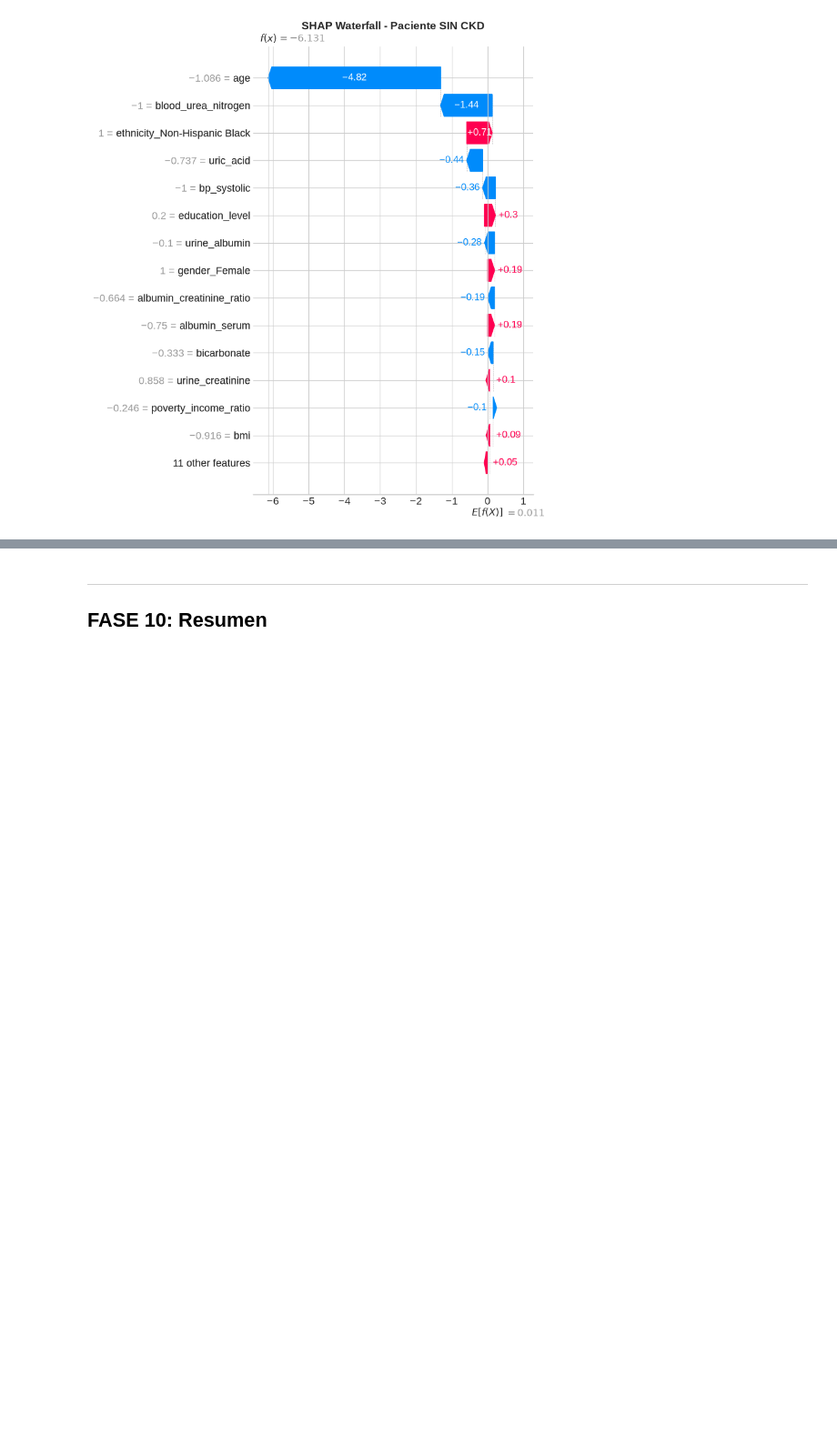
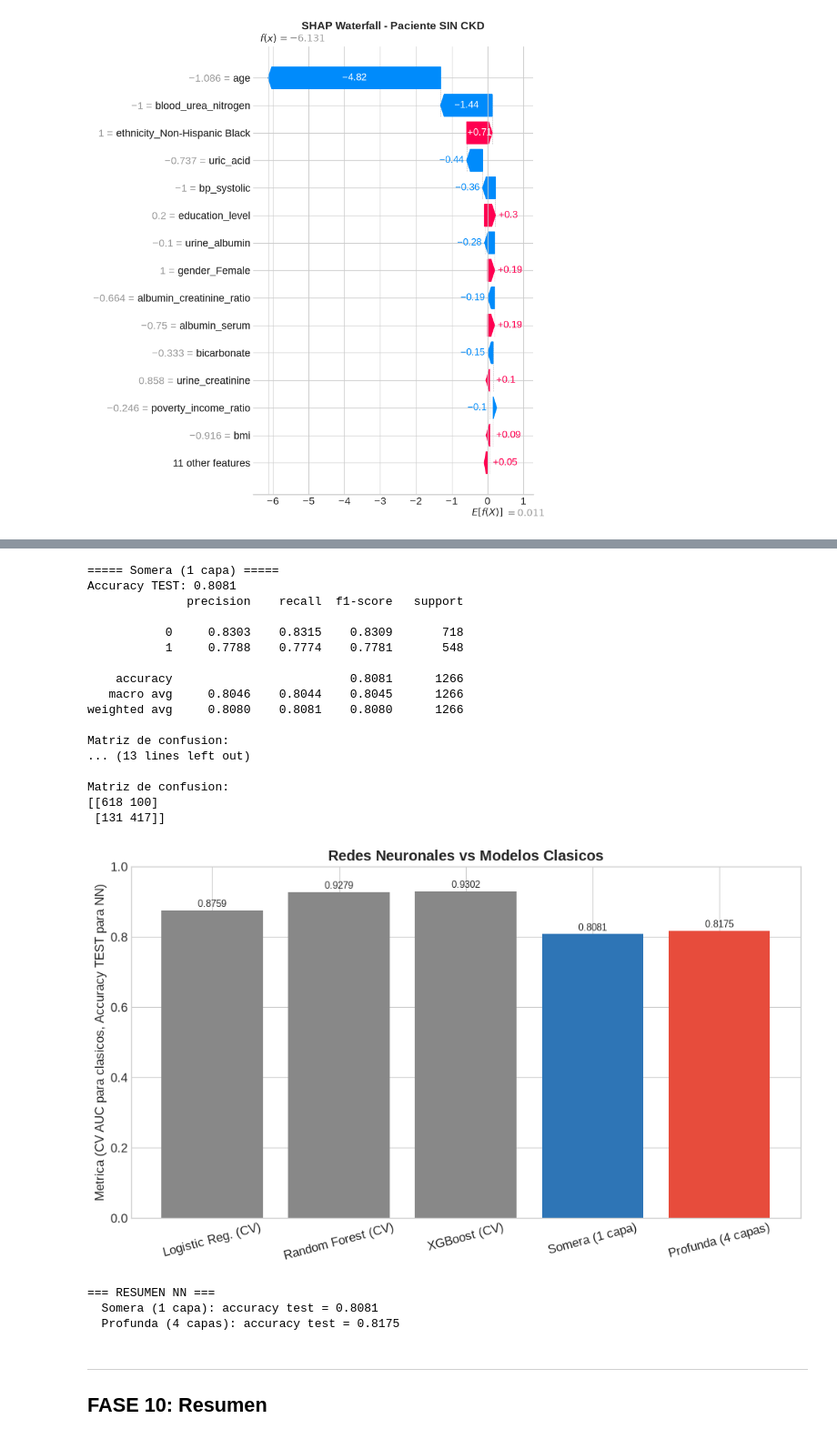
Before and after one commit to donpedromz/NephroML, a Jupyter notebook: notebooks/ERC_Pipeline_v3.ipynb, the cells around one changed output, grey strips where cells are left out. Shown at 91% size. Drawn from its saved outputs; the diff is of its cells as text; code cells hidden in the pictures; blank space fills up the shorter version.

```diff
--- a/notebooks/ERC_Pipeline_v3.ipynb
+++ b/notebooks/ERC_Pipeline_v3.ipynb
@@ -678,14 +847,13 @@ plt.show()
 # %%
 # Top 10 features
-shap_importance = pd.DataFrame({
-    'Feature': all_features,
-    'Mean |SHAP|': np.abs(shap_vals).mean(axis=0)
-}).sort_values('Mean |SHAP|', ascending=False)
+shap_importance = pd.DataFrame(
+    {"Feature": all_features, "Mean |SHAP|": np.abs(shap_vals).mean(axis=0)}
+).sort_values("Mean |SHAP|", ascending=False)
 
 print("Top 10 variables (SHAP):")
-print("="*55)
+print("=" * 55)
 for _, row in shap_importance.head(10).iterrows():
-    bar = '█' * int(row['Mean |SHAP|'] / shap_importance['Mean |SHAP|'].max() * 25)
+    bar = "█" * int(row["Mean |SHAP|"] / shap_importance["Mean |SHAP|"].max() * 25)
     print(f"  {row['Feature']:35s} {row['Mean |SHAP|']:.4f}  {bar}")
 # %% [output]
 Top 10 variables (SHAP):
@@ -733,3 +1071,69 @@ Paciente sin CKD | Prob: 0.0022 | Real: CKD=0
+# %%
+import matplotlib.pyplot as plt
+from sklearn.metrics import accuracy_score, classification_report, confusion_matrix
+
+nombres = {"Somera (1 capa)": shallow, "Profunda (4 capas)": deep}
+metricas = {}
+
+for nombre, model in nombres.items():
+    proba = model.predict(X_test_prep, verbose=0)
+    y_pred = (proba >= 0.5).astype(int).ravel()
+    acc_test = accuracy_score(y_test, y_pred)
+    metricas[nombre] = acc_test
+    print(f"\n===== {nombre} =====")
+    print(f"Accuracy TEST: {acc_test:.4f}")
+    print(classification_report(y_test, y_pred, digits=4))
+    print("Matriz de confusion:")
+    print(confusion_matrix(y_test, y_pred))
+
+# Comparacion con los modelos clasicos (CV sobre train balanceado)
+comparacion = {
+    "Logistic Reg. (CV)": float(results["Logistic Regression"]["AUC_mean"]),
+    "Random Forest (CV)": float(results["Random Forest"]["AUC_mean"]),
+    "XGBoost (CV)": float(results["XGBoost"]["AUC_mean"]),
+}
+comparacion.update(metricas)
+
+plt.figure(figsize=(10, 6))
+names = list(comparacion.keys())
+vals = list(comparacion.values())
+bars = plt.bar(names, vals, color=["#888"] * 3 + ["#2E75B6", "#E74C3C"])
+plt.ylim(0, 1)
+plt.ylabel("Metrica (CV AUC para clasicos, Accuracy TEST para NN)")
+plt.title("Redes Neuronales vs Modelos Clasicos", fontweight="bold")
+for bar, v in zip(bars, vals):
+    plt.text(
+        bar.get_x() + bar.get_width() / 2, v + 0.01, f"{v:.4f}", ha="center", fontsize=9
+    )
+plt.xticks(rotation=15)
+plt.tight_layout()
+plt.show()
+
+print("\n=== RESUMEN NN ===")
+for nombre, acc in metricas.items():
+    print(f"  {nombre}: accuracy test = {acc:.4f}")
+# %% [output]
+===== Somera (1 capa) =====
+Accuracy TEST: 0.8081
+              precision    recall  f1-score   support
+
+           0     0.8303    0.8315    0.8309       718
+           1     0.7788    0.7774    0.7781       548
+
+    accuracy                         0.8081      1266
+   macro avg     0.8046    0.8044    0.8045      1266
+weighted avg     0.8080    0.8081    0.8080      1266
+
+Matriz de confusion:
+... (13 lines left out)
+
+Matriz de confusion:
+[[618 100]
+ [131 417]]
+[figure, added]
+=== RESUMEN NN ===
+  Somera (1 capa): accuracy test = 0.8081
+  Profunda (4 capas): accuracy test = 0.8175
 # %% [markdown]
 ---
 ## FASE 10: Resumen
```
Also changed, not shown: parts of 33 cells of this notebook, 2 other files.
